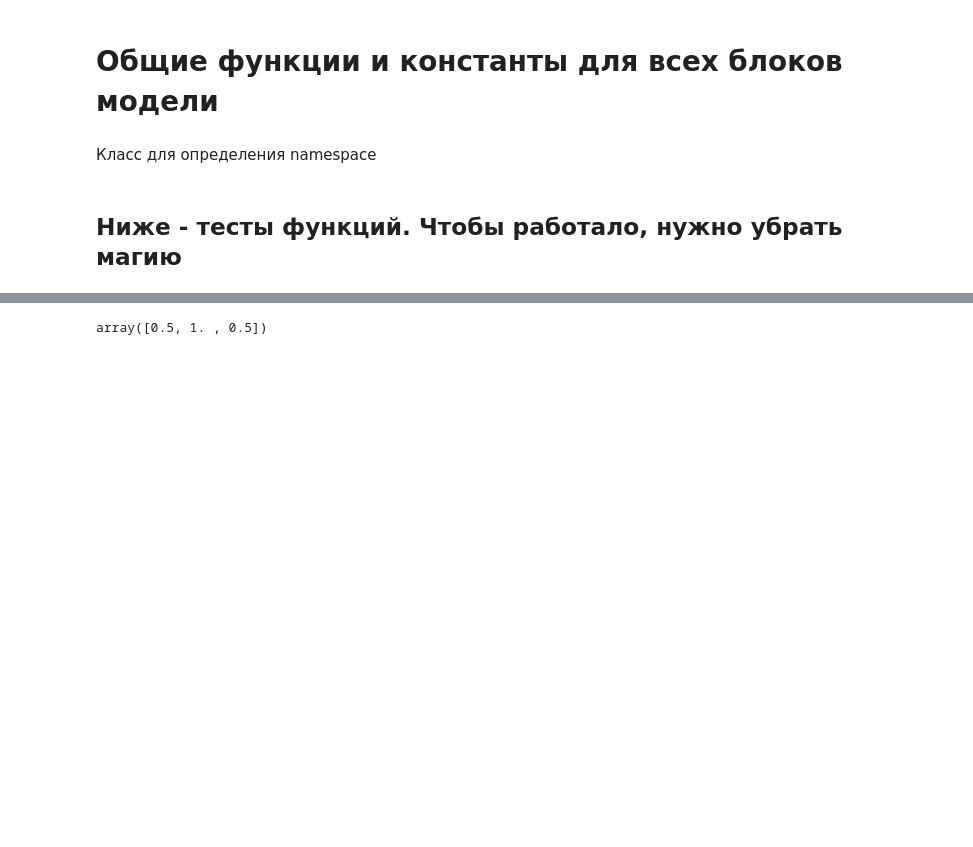
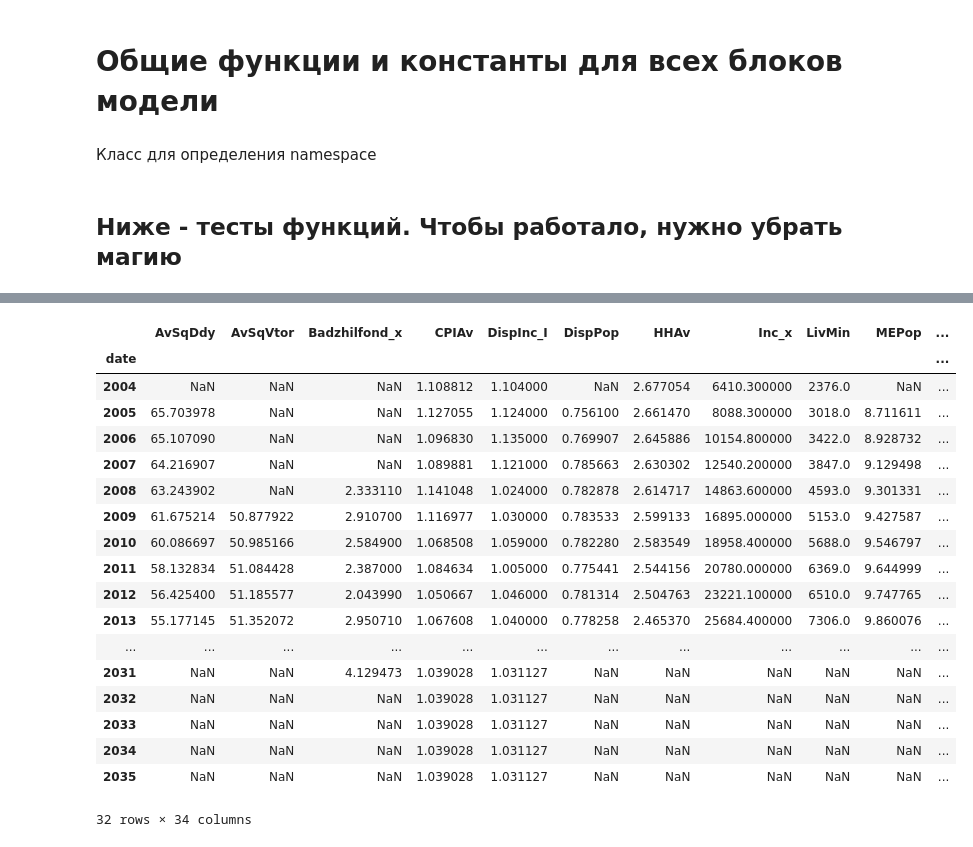
Before and after one commit to amsergeev/AIGK_j, a Jupyter notebook: COMMON/common.ipynb, the cells around one changed output, grey strips where cells are left out. Cells and saved outputs as stored; diff of their text form; code cells hidden in the pictures; blank space fills up the shorter version.

```diff
--- a/COMMON/common.ipynb
+++ b/COMMON/common.ipynb
@@ -133,5 +129,50 @@ pdf
-# %%
-from scipy import signal
-signal.get_window( 'triang', 3, fftbins=False)
-# %% [output]
-array([0.5, 1. , 0.5])
+# %%
+%%script false --no-raise-error
+
+lstYearCodes=['squareddy_ss_x', 'CPIAv', 'Pop_x', 'HHAv', 'Unmpl_s', 'DispInc_rI', 'Inc_x', 'p_ProbDef',
+              'UZUss_x', 'MEPop', 'DispPop', 'LivMin', 'p_superrich', 'sdelkiddy_ss_x', 'sdelkikp_ss_x',
+              'squarekp_ss_x', 'DispInc_I','oldpravaddy_x','longarenda','izavarijnogo',
+              'kapremont','partinZSK','Badzhilfond_x','sdelkikp_x'] # список экзогенных и фактических данных
+
+
+lstSvod=['price1mddy_alt_x', 'price1mall_alt_x', 'AvSqDdy', 'AvSqVtor','VvodyIZDunits','VvodyMKD',
+     'VvodyMKD_inst','VvodyMKD_gov','VvodyIZD','VvodyMKDunits','sdelkikp_x','sdelkiddy_x'] # ре
+
+srcAct = db_source(common.strYearDBPath, RowTypes.FACT, lstYearCodes)
+srcAct.prepare=[{'func':prep.scale, 'list_fields':['Inc_x',], 'param':1e3},
+                {'func':prep.scale, 'list_fields':['sdelkiddy_ss_x',], 'param':1e6}]
+
+srcExog = db_source(common.strExYearDBPath, RowTypes.EXOG_R, lstYearCodes)
+
+srcExogP = db_source(common.strExParamDBPath, RowTypes.EXOG_P, lstYearCodes)
+
+srcSvod  = db_source(common.strSvodDBPath, RowTypes.MODEL, lstSvod)
+srcSvod.prepare={'func':prep.scale, 'list_fields':['price1mddy_alt_x', 'price1mall_alt_x'], 'param':1e3}
+
+
+pdfWork=(srcAct.make_frame().combine_first(srcExog.make_frame())
+                   .combine_first(srcExogP.make_frame())
+                   .combine_first(srcSvod.make_frame()))
+
+
+common.CombineFrames(srcAct, srcExog, srcExogP, srcSvod)
+# %% [output]
+|  | AvSqDdy | AvSqVtor | Badzhilfond_x | CPIAv | DispInc_I | DispPop | HHAv | Inc_x | LivMin | MEPop | ... |
+| date |  |  |  |  |  |  |  |  |  |  | ... |
+| 2004 | NaN | NaN | NaN | 1.108812 | 1.104000 | NaN | 2.677054 | 6410.300000 | 2376.0 | NaN | ... |
+| 2005 | 65.703978 | NaN | NaN | 1.127055 | 1.124000 | 0.756100 | 2.661470 | 8088.300000 | 3018.0 | 8.711611 | ... |
+| 2006 | 65.107090 | NaN | NaN | 1.096830 | 1.135000 | 0.769907 | 2.645886 | 10154.800000 | 3422.0 | 8.928732 | ... |
+| 2007 | 64.216907 | NaN | NaN | 1.089881 | 1.121000 | 0.785663 | 2.630302 | 12540.200000 | 3847.0 | 9.129498 | ... |
+| 2008 | 63.243902 | NaN | 2.333110 | 1.141048 | 1.024000 | 0.782878 | 2.614717 | 14863.600000 | 4593.0 | 9.301331 | ... |
+| 2009 | 61.675214 | 50.877922 | 2.910700 | 1.116977 | 1.030000 | 0.783533 | 2.599133 | 16895.000000 | 5153.0 | 9.427587 | ... |
+| 2010 | 60.086697 | 50.985166 | 2.584900 | 1.068508 | 1.059000 | 0.782280 | 2.583549 | 18958.400000 | 5688.0 | 9.546797 | ... |
+| 2011 | 58.132834 | 51.084428 | 2.387000 | 1.084634 | 1.005000 | 0.775441 | 2.544156 | 20780.000000 | 6369.0 | 9.644999 | ... |
+| 2012 | 56.425400 | 51.185577 | 2.043990 | 1.050667 | 1.046000 | 0.781314 | 2.504763 | 23221.100000 | 6510.0 | 9.747765 | ... |
+| 2013 | 55.177145 | 51.352072 | 2.950710 | 1.067608 | 1.040000 | 0.778258 | 2.465370 | 25684.400000 | 7306.0 | 9.860076 | ... |
+| ... | ... | ... | ... | ... | ... | ... | ... | ... | ... | ... | ... |
+| 2031 | NaN | NaN | 4.129473 | 1.039028 | 1.031127 | NaN | NaN | NaN | NaN | NaN | ... |
+| 2032 | NaN | NaN | NaN | 1.039028 | 1.031127 | NaN | NaN | NaN | NaN | NaN | ... |
+| 2033 | NaN | NaN | NaN | 1.039028 | 1.031127 | NaN | NaN | NaN | NaN | NaN | ... |
+| 2034 | NaN | NaN | NaN | 1.039028 | 1.031127 | NaN | NaN | NaN | NaN | NaN | ... |
+| 2035 | NaN | NaN | NaN | 1.039028 | 1.031127 | NaN | NaN | NaN | NaN | NaN | ... |
+32 rows × 34 columns
```
Also changed, not shown: parts of 4 cells of this notebook, 5 other files.
